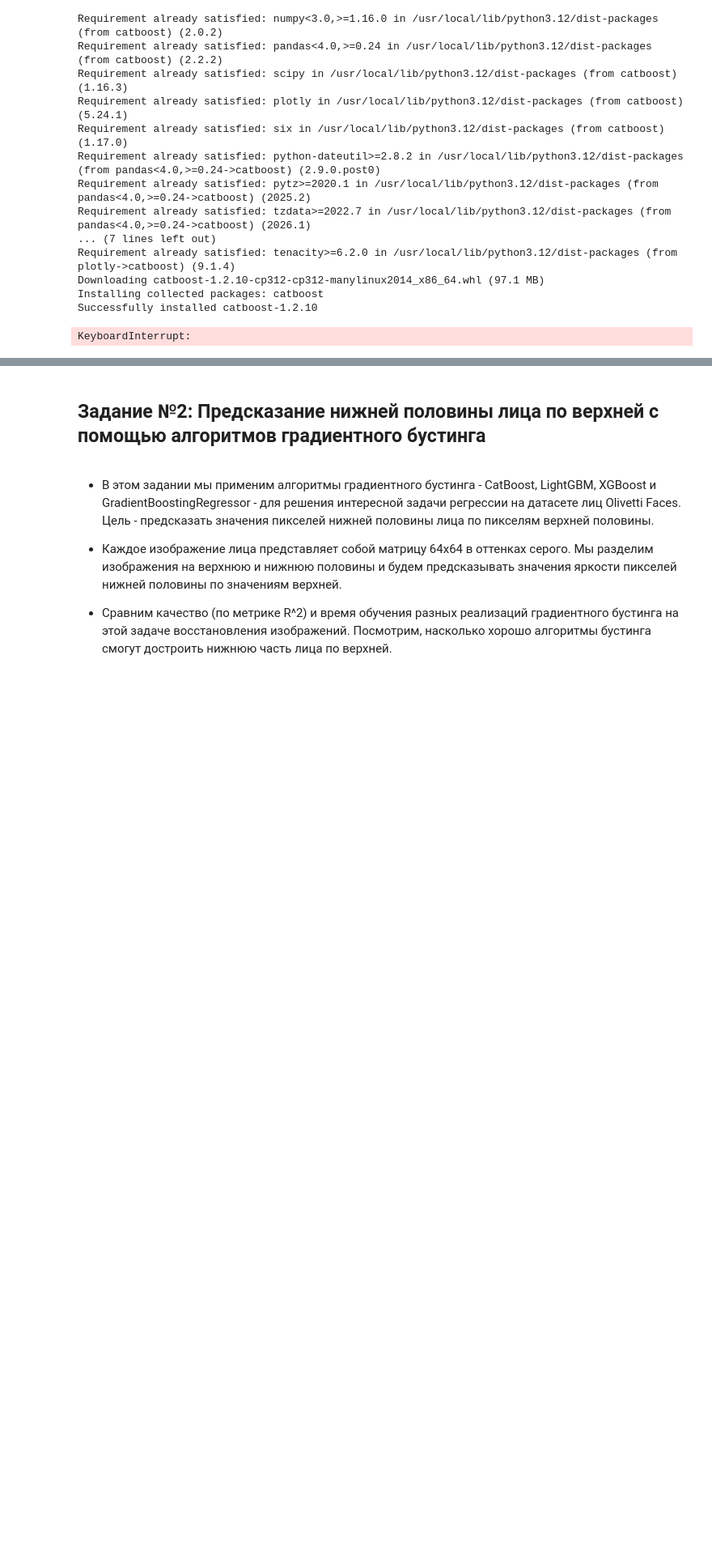
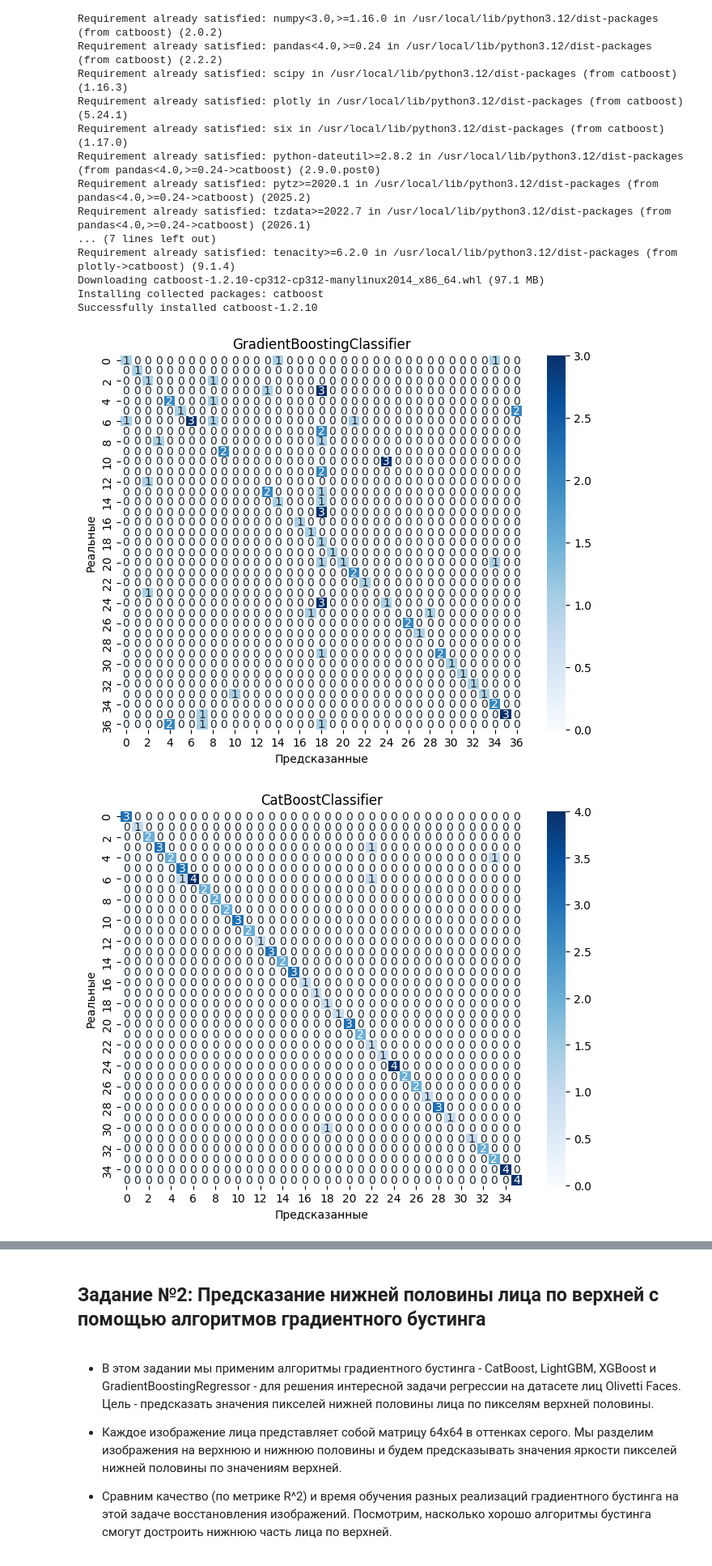
Before and after one commit to GDVevo/ml_uni, a Jupyter notebook: Практическая_работа_№9_Ансамблевые_методы_в_машинном_обучении.ipynb, the cells around one changed output, grey strips where cells are left out. Shown at 81% size. Cells and saved outputs as stored; diff of their text form; code cells hidden in the pictures; blank space fills up the shorter version.

```diff
--- a/Практическая_работа_№9_Ансамблевые_методы_в_машинном_обучении.ipynb
+++ b/Практическая_работа_№9_Ансамблевые_методы_в_машинном_обучении.ipynb
@@ -91,7 +91,7 @@ Downloading catboost-1.2.10-cp312-cp312-manylinux2014_x86_64.whl (97.1 MB)
 Installing collected packages: catboost
 Successfully installed catboost-1.2.10
 # %%
-# 4 (время выполения - ~40 мин.)
+# 4
 import time
 from sklearn.metrics import accuracy_score
 from sklearn.ensemble import GradientBoostingClassifier
@@ -104,7 +104,7 @@ results = {}
 
 # GradientBoostingClassifier
 start_time = time.time()
-gbc = GradientBoostingClassifier(n_estimators=100, learning_rate=0.1, max_depth=3, random_state=42)
+gbc = GradientBoostingClassifier(n_estimators=10, learning_rate=0.1, max_depth=3, random_state=42)
 gbc.fit(X_train, y_train)
 training_time_gbc = time.time() - start_time
 y_pred_gbc = gbc.predict(X_test)
@@ -119,7 +119,7 @@ params = {'objective': 'multi:softmax', 'num_class':40, 'eval_metric': 'logloss'
 num_rounds = 100
 bst_xgb = xgb.train(params, dtrain, num_rounds)
 training_time_xgb = time.time() - start_time
-y_pred_xgb = (bst_xgb.predict(dtest) > 0.5).astype(int)
+y_pred_xgb = bst_xgb.predict(dtest).astype(int)
 accuracy_xgb = accuracy_score(y_test, y_pred_xgb)
 results['XGBoost'] = {'accuracy': accuracy_xgb, 'training_time': training_time_xgb}
 
@@ -145,5 +145,26 @@ training_time_cb = time.time() - start_time
 y_pred_cb = model_cb.predict(test_pool)
 accuracy_cb = accuracy_score(y_test, y_pred_cb)
 results['CatBoost'] = {'accuracy': accuracy_cb, 'training_time': training_time_cb}
-# %% [output]
-KeyboardInterrupt:
+# %%
+# 5
+import matplotlib.pyplot as plt
+import seaborn as sns
+from sklearn.metrics import classification_report, confusion_matrix
+pred = {}
+pred['GradientBoostingClassifier'] = {'pred': y_pred_gbc}
+pred['CatBoostClassifier'] = {'pred': y_pred_cb}
+pred['LGBMClassifier'] = {'pred': y_pred_lgb}
+pred['XGBClassifier'] = {'pred': y_pred_xgb}
+
+models = list(pred.keys())
+for model in models:
+  cm = confusion_matrix(y_test, pred[model]['pred'])
+  plt.figure(figsize=(8, 6))
+  sns.heatmap(cm, annot=True, fmt=".0f", cmap='Blues')
+  plt.title(model)
+  plt.xlabel('Предсказанные')
+  plt.ylabel('Реальные')
+  plt.show()
+# %% [output]
+[figure, added]
+[figure, added]
```
Also changed, not shown: parts of 4 cells of this notebook.
